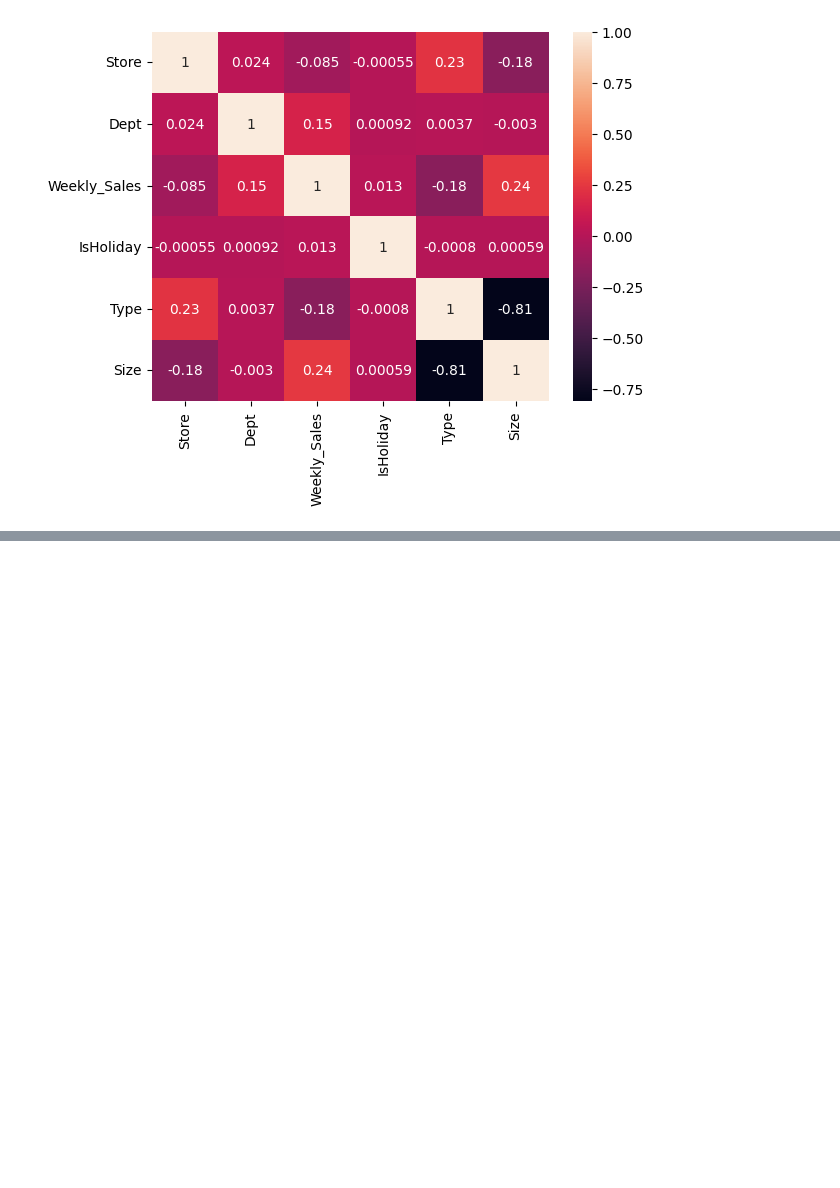
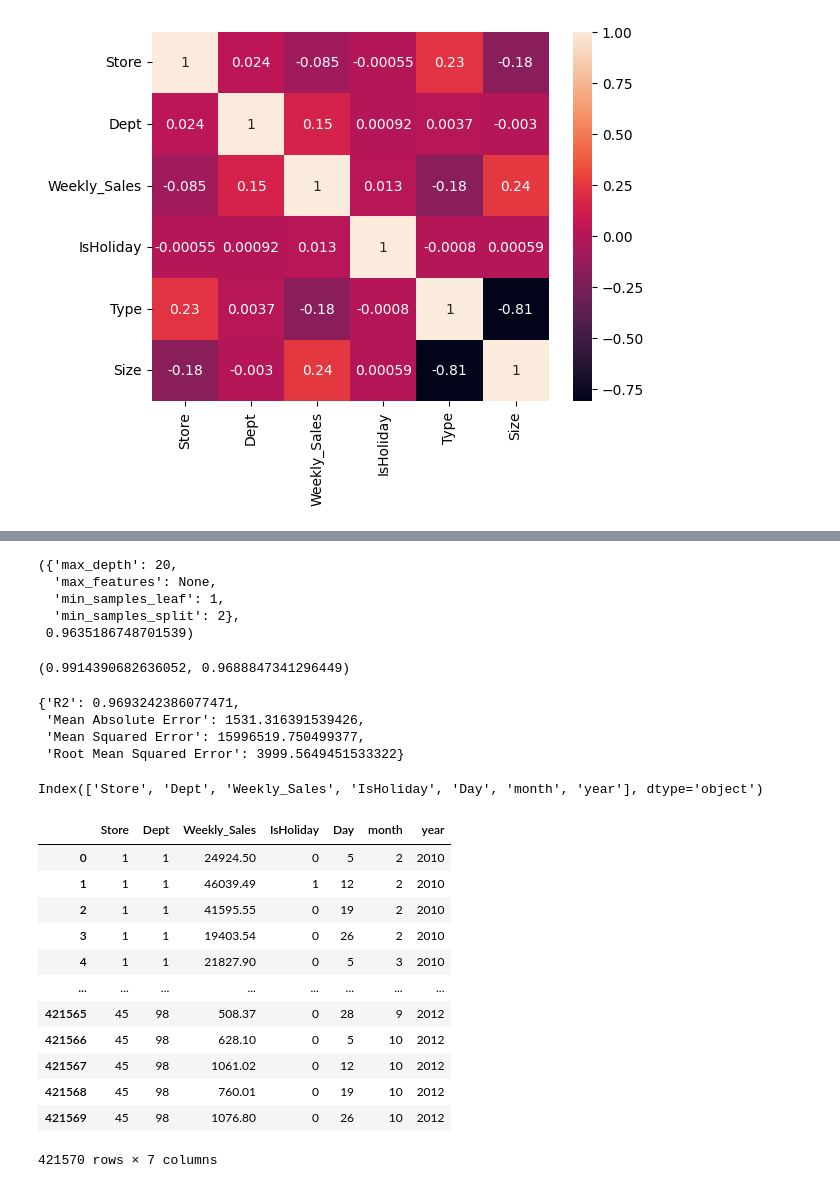
Before and after one commit to AyishaAmeer/Sales-Prediction., a Jupyter notebook: sales_project.ipynb, the cells around one changed output, grey strips where cells are left out. Cells and saved outputs as stored; diff of their text form; code cells hidden in the pictures; blank space fills up the shorter version.

```diff
--- a/sales_project.ipynb
+++ b/sales_project.ipynb
@@ -163,0 +136,8 @@ df1
+# %%
+df1['Date']=pd.to_datetime(df1['Date'],dayfirst=True,format='mixed')
+
+df1['Day']=df1['Date'].dt.day
+df1['month']=df1['Date'].dt.month
+df1['year']=df1['Date'].dt.year
+# %%
+final_df=df1.drop(columns=['Date'],axis=1)
@@ -163,0 +157,2 @@ df1
+# %%
+dff=final_df.copy()
@@ -188,0 +226,66 @@ df1
+# %%
+grid_search.best_params_,grid_search.best_score_
+# %% [output]
+({'max_depth': 20,
+  'max_features': None,
+  'min_samples_leaf': 1,
+  'min_samples_split': 2},
+ 0.9635186748701539)
+# %%
+x = dff.drop(columns=['Weekly_Sales'], axis=1)
+y = dff['Weekly_Sales']
+x_train, x_test, y_train, y_test = train_test_split(x,y,test_size=0.2,random_state=42)
+
+model = RandomForestRegressor(max_depth=20, max_features=None, min_samples_leaf=1, min_samples_split=2).fit(x_train, y_train)
+y_pred_train = model.predict(x_train)
+y_pred_test = model.predict(x_test)
+
+r2_train = r2_score(y_train, y_pred_train)
+r2_test = r2_score(y_test, y_pred_test)
+r2_train, r2_test
+# %% [output]
+(0.9914390682636052, 0.9688847341296449)
+# %%
+x = dff.drop(columns=['Weekly_Sales'], axis=1)
+y = dff['Weekly_Sales']
+x_train, x_test, y_train, y_test = train_test_split(x,y,test_size=0.2,random_state=42)
+
+model = RandomForestRegressor(max_depth=20, max_features=None, min_samples_leaf=1, min_samples_split=2).fit(x_train, y_train)
+y_pred = model.predict(x_test)
+
+mse = mean_squared_error(y_test, y_pred)
+rmse = np.sqrt(mse)
+r2 = r2_score(y_test, y_pred)
+mae = mean_absolute_error(y_test, y_pred)
+
+metrics = {'R2': r2,
+           'Mean Absolute Error': mae,
+           'Mean Squared Error': mse,
+           'Root Mean Squared Error': rmse}
+
+metrics
+# %% [output]
+{'R2': 0.9693242386077471,
+ 'Mean Absolute Error': 1531.316391539426,
+ 'Mean Squared Error': 15996519.750499377,
+ 'Root Mean Squared Error': 3999.5649451533322}
+# %%
+dff.columns
+# %% [output]
+Index(['Store', 'Dept', 'Weekly_Sales', 'IsHoliday', 'Day', 'month', 'year'], dtype='object')
+# %%
+dff
+# %% [output]
+|  | Store | Dept | Weekly_Sales | IsHoliday | Day | month | year |
+| 0 | 1 | 1 | 24924.50 | 0 | 5 | 2 | 2010 |
+| 1 | 1 | 1 | 46039.49 | 1 | 12 | 2 | 2010 |
+| 2 | 1 | 1 | 41595.55 | 0 | 19 | 2 | 2010 |
+| 3 | 1 | 1 | 19403.54 | 0 | 26 | 2 | 2010 |
+| 4 | 1 | 1 | 21827.90 | 0 | 5 | 3 | 2010 |
+| ... | ... | ... | ... | ... | ... | ... | ... |
+| 421565 | 45 | 98 | 508.37 | 0 | 28 | 9 | 2012 |
+| 421566 | 45 | 98 | 628.10 | 0 | 5 | 10 | 2012 |
+| 421567 | 45 | 98 | 1061.02 | 0 | 12 | 10 | 2012 |
+| 421568 | 45 | 98 | 760.01 | 0 | 19 | 10 | 2012 |
+| 421569 | 45 | 98 | 1076.80 | 0 | 26 | 10 | 2012 |
+421570 rows × 7 columns
```
Also changed, not shown: parts of 15 cells of this notebook.
